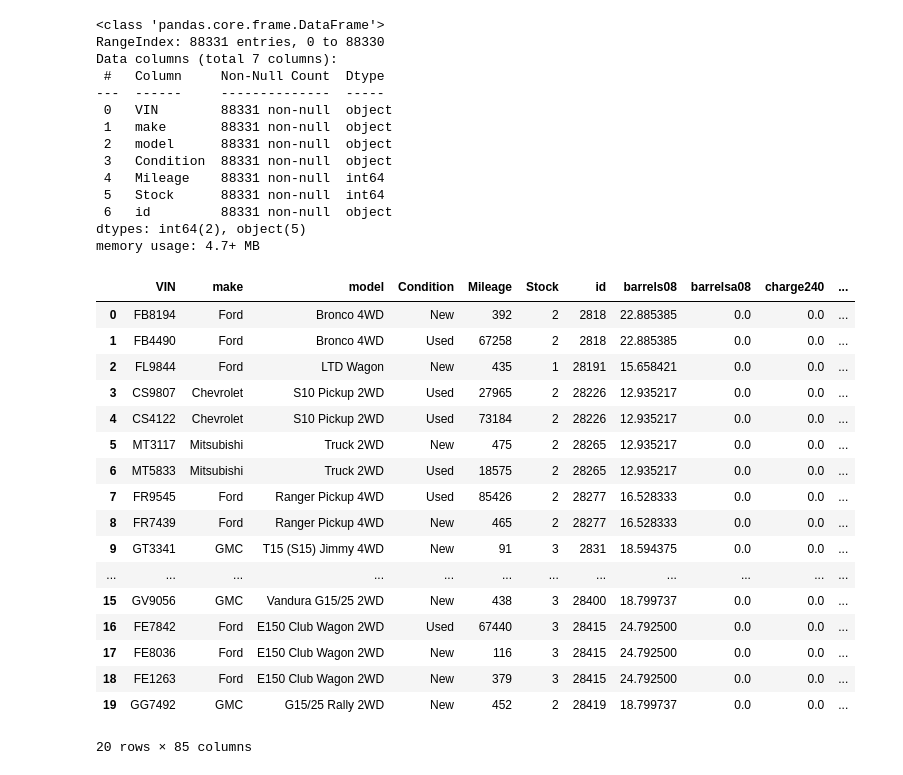
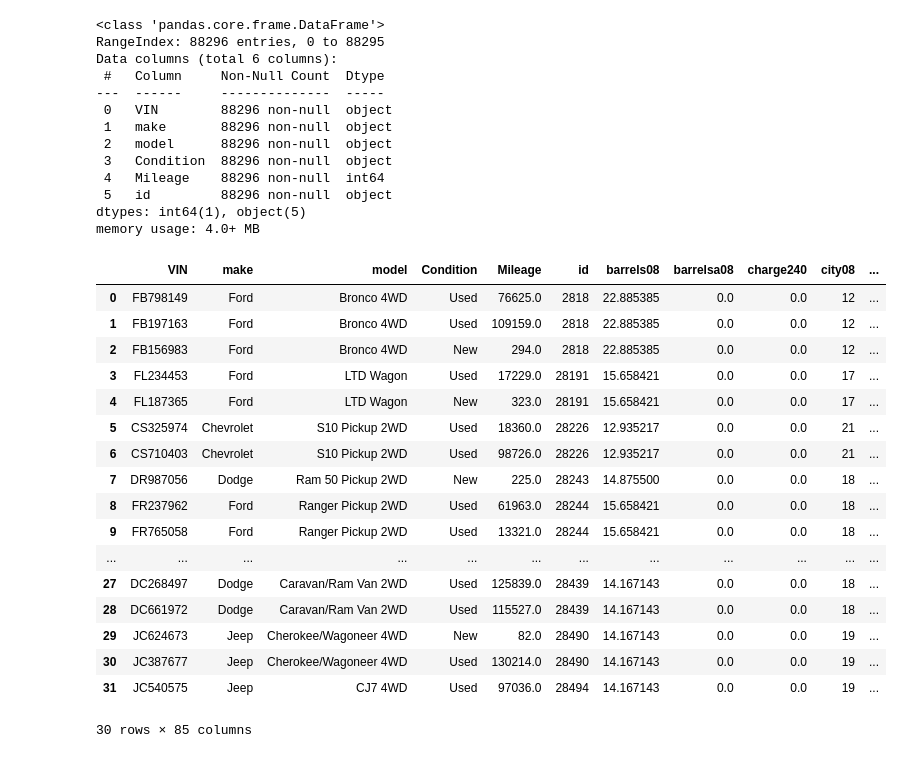
Before and after one commit to AustinL-jpg/Vehicle_Inventory_Management, a Jupyter notebook: mock_data.ipynb, the cells around one changed output. Drawn from its saved outputs; the diff is of its cells as text; code cells hidden in the pictures.

```diff
--- a/mock_data.ipynb
+++ b/mock_data.ipynb
@@ -106,7 +109,4 @@ data_2 = data_2.drop(columns = ['fueltype1', 'mpgdata', 'charge120'])
 # %%
-#This randomizes and adds Mock data. Running this will not result in the same results as posted.
-
-
 data_mock = pd.DataFrame(data_2)
 
 stock = []
@@ -129,15 +129,15 @@ makes = []
 models = []
 
 
-for i, j, s, d in zip(data_mock['make'], data_mock['model'], data_mock['Stock'], data_mock['id']):
+for i, j, s, h in zip(data_mock['make'], data_mock['model'], data_mock['Stock'], data_mock['id']):
     make = i[0]
     model = j[0]
     make1 = i
     model1 = j
     num = s
-    car_id = d
+    id = h
     for row in range(num):
-        number = np.random.randint(1111, 9999)
+        number = np.random.randint(100001, 999999)
         cond = np.random.choice(['Used', 'New'])
         vin_num = f'{make}{model}{number}'
 
@@ -147,11 +147,11 @@ for i, j, s, d in zip(data_mock['make'], data_mock['model'], data_mock['Stock'],
             mileage = np.random.randint(0, 500)
 
 
-        vin.append([vin_num, make1, model1, cond, mileage, num, car_id])
+        vin.append([vin_num, make1, model1, cond, mileage, id])
 
 
 
 
-vin = pd.DataFrame(vin, columns=['VIN', 'make', 'model', 'Condition', 'Mileage', 'Stock', 'id'])
+vin = pd.DataFrame(vin, columns=['VIN', 'make', 'model', 'Condition', 'Mileage', 'id'])
 vin.head()
 # %% [output]
@@ -165,42 +165,42 @@ vin.head()
 vin.info()
 # %% [output]
 <class 'pandas.core.frame.DataFrame'>
-RangeIndex: 88331 entries, 0 to 88330
-Data columns (total 7 columns):
+RangeIndex: 88296 entries, 0 to 88295
+Data columns (total 6 columns):
  #   Column     Non-Null Count  Dtype
 ---  ------     --------------  -----
- 0   VIN        88331 non-null  object
- 1   make       88331 non-null  object
- 2   model      88331 non-null  object
- 3   Condition  88331 non-null  object
- 4   Mileage    88331 non-null  int64
- 5   Stock      88331 non-null  int64
- 6   id         88331 non-null  object
-dtypes: int64(2), object(5)
-memory usage: 4.7+ MB
+ 0   VIN        88296 non-null  object
+ 1   make       88296 non-null  object
+ 2   model      88296 non-null  object
+ 3   Condition  88296 non-null  object
+ 4   Mileage    88296 non-null  int64
+ 5   id         88296 non-null  object
+dtypes: int64(1), object(5)
+memory usage: 4.0+ MB
 # %%
-data_clean = pd.merge(vin, data_mock, how='inner', on= ['make', 'model', 'id', 'Stock'])
-#data_clean.drop('Make_y', axis=1, inplace=True)
-#data_clean = data_clean.rename(columns={'Make_x': 'Make'})
-#data_final = data_clean.drop_duplicates(subset='VIN', keep= 'first')
+data_clean = pd.merge(vin, data_mock, how='right', on= ('id', 'make', 'model'))
+data_clean.dropna(subset=['VIN'], inplace=True)
+data_clean.drop_duplicates(subset='VIN', keep='first', inplace=True)
+data_clean = data_clean.rename(columns={'Make_x': 'Make'})
+data_clean.to_csv('out.csv', index=False)
 # %%
-data_clean.head(20)
+data_clean.head(30)
 # %% [output]
-|  | VIN | make | model | Condition | Mileage | Stock | id | barrels08 | barrelsa08 | charge240 | ... |
-| 0 | FB8194 | Ford | Bronco 4WD | New | 392 | 2 | 2818 | 22.885385 | 0.0 | 0.0 | ... |
-| 1 | FB4490 | Ford | Bronco 4WD | Used | 67258 | 2 | 2818 | 22.885385 | 0.0 | 0.0 | ... |
-| 2 | FL9844 | Ford | LTD Wagon | New | 435 | 1 | 28191 | 15.658421 | 0.0 | 0.0 | ... |
-| 3 | CS9807 | Chevrolet | S10 Pickup 2WD | Used | 27965 | 2 | 28226 | 12.935217 | 0.0 | 0.0 | ... |
-| 4 | CS4122 | Chevrolet | S10 Pickup 2WD | Used | 73184 | 2 | 28226 | 12.935217 | 0.0 | 0.0 | ... |
-| 5 | MT3117 | Mitsubishi | Truck 2WD | New | 475 | 2 | 28265 | 12.935217 | 0.0 | 0.0 | ... |
-| 6 | MT5833 | Mitsubishi | Truck 2WD | Used | 18575 | 2 | 28265 | 12.935217 | 0.0 | 0.0 | ... |
-| 7 | FR9545 | Ford | Ranger Pickup 4WD | Used | 85426 | 2 | 28277 | 16.528333 | 0.0 | 0.0 | ... |
-| 8 | FR7439 | Ford | Ranger Pickup 4WD | New | 465 | 2 | 28277 | 16.528333 | 0.0 | 0.0 | ... |
-| 9 | GT3341 | GMC | T15 (S15) Jimmy 4WD | New | 91 | 3 | 2831 | 18.594375 | 0.0 | 0.0 | ... |
+|  | VIN | make | model | Condition | Mileage | id | barrels08 | barrelsa08 | charge240 | city08 | ... |
+| 0 | FB798149 | Ford | Bronco 4WD | Used | 76625.0 | 2818 | 22.885385 | 0.0 | 0.0 | 12 | ... |
+| 1 | FB197163 | Ford | Bronco 4WD | Used | 109159.0 | 2818 | 22.885385 | 0.0 | 0.0 | 12 | ... |
+| 2 | FB156983 | Ford | Bronco 4WD | New | 294.0 | 2818 | 22.885385 | 0.0 | 0.0 | 12 | ... |
+| 3 | FL234453 | Ford | LTD Wagon | Used | 17229.0 | 28191 | 15.658421 | 0.0 | 0.0 | 17 | ... |
+| 4 | FL187365 | Ford | LTD Wagon | New | 323.0 | 28191 | 15.658421 | 0.0 | 0.0 | 17 | ... |
+| 5 | CS325974 | Chevrolet | S10 Pickup 2WD | Used | 18360.0 | 28226 | 12.935217 | 0.0 | 0.0 | 21 | ... |
+| 6 | CS710403 | Chevrolet | S10 Pickup 2WD | Used | 98726.0 | 28226 | 12.935217 | 0.0 | 0.0 | 21 | ... |
+| 7 | DR987056 | Dodge | Ram 50 Pickup 2WD | New | 225.0 | 28243 | 14.875500 | 0.0 | 0.0 | 18 | ... |
+| 8 | FR237962 | Ford | Ranger Pickup 2WD | Used | 61963.0 | 28244 | 15.658421 | 0.0 | 0.0 | 18 | ... |
+| 9 | FR765058 | Ford | Ranger Pickup 2WD | Used | 13321.0 | 28244 | 15.658421 | 0.0 | 0.0 | 18 | ... |
 | ... | ... | ... | ... | ... | ... | ... | ... | ... | ... | ... | ... |
-| 15 | GV9056 | GMC | Vandura G15/25 2WD | New | 438 | 3 | 28400 | 18.799737 | 0.0 | 0.0 | ... |
-| 16 | FE7842 | Ford | E150 Club Wagon 2WD | Used | 67440 | 3 | 28415 | 24.792500 | 0.0 | 0.0 | ... |
-| 17 | FE8036 | Ford | E150 Club Wagon 2WD | New | 116 | 3 | 28415 | 24.792500 | 0.0 | 0.0 | ... |
-| 18 | FE1263 | Ford | E150 Club Wagon 2WD | New | 379 | 3 | 28415 | 24.792500 | 0.0 | 0.0 | ... |
-| 19 | GG7492 | GMC | G15/25 Rally 2WD | New | 452 | 2 | 28419 | 18.799737 | 0.0 | 0.0 | ... |
+| 27 | DC268497 | Dodge | Caravan/Ram Van 2WD | Used | 125839.0 | 28439 | 14.167143 | 0.0 | 0.0 | 18 | ... |
+| 28 | DC661972 | Dodge | Caravan/Ram Van 2WD | Used | 115527.0 | 28439 | 14.167143 | 0.0 | 0.0 | 18 | ... |
+| 29 | JC624673 | Jeep | Cherokee/Wagoneer 4WD | New | 82.0 | 28490 | 14.167143 | 0.0 | 0.0 | 19 | ... |
+| 30 | JC387677 | Jeep | Cherokee/Wagoneer 4WD | Used | 130214.0 | 28490 | 14.167143 | 0.0 | 0.0 | 19 | ... |
+| 31 | JC540575 | Jeep | CJ7 4WD | Used | 97036.0 | 28494 | 14.167143 | 0.0 | 0.0 | 19 | ... |
-20 rows × 85 columns
+30 rows × 85 columns
```
Also changed, not shown: parts of 6 cells of this notebook, 7 other files.
